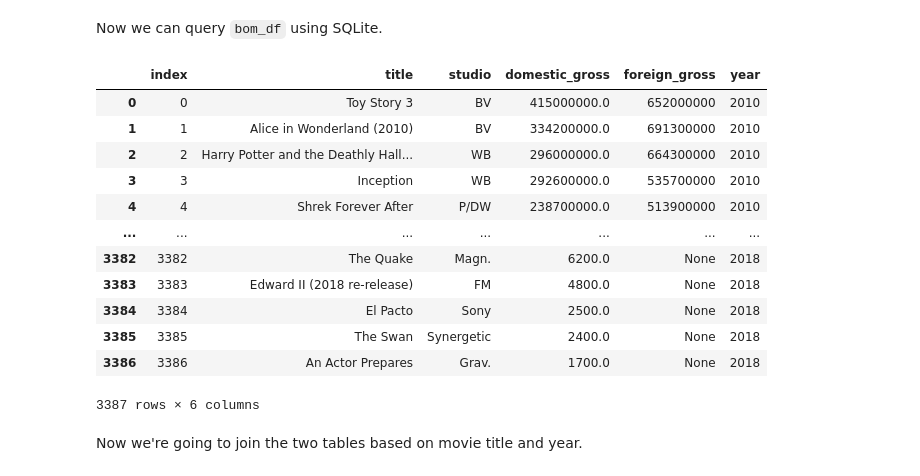
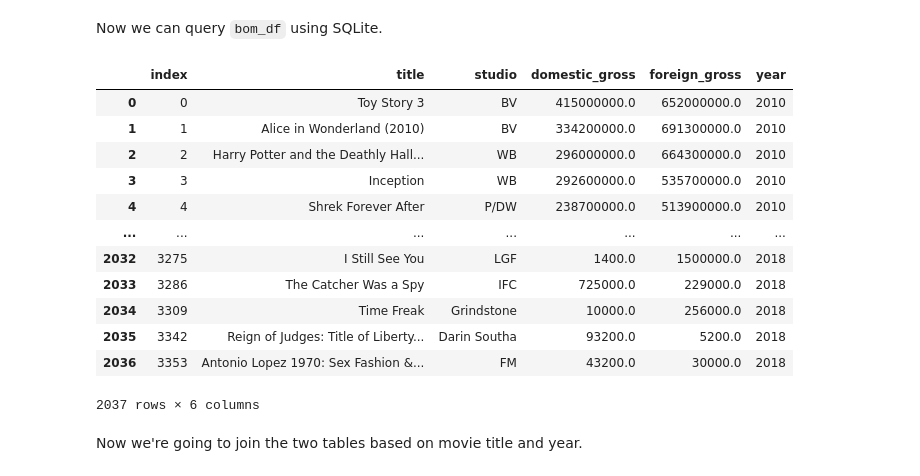
Before and after one commit to sanderlin2013/Movie-Analysis, a Jupyter notebook: Movie Data Analysis.ipynb, the cells around one changed output. Cells and saved outputs as stored; diff of their text form; code cells hidden in the pictures.

```diff
--- a/Movie Data Analysis.ipynb
+++ b/Movie Data Analysis.ipynb
@@ -251,0 +271,28 @@ dtype: object
+# %%
+# reaing the data and checking the columns data types
+bom_df = pd.read_csv('zipped_data/bom.movie_gross (1).csv.gz')
+print(bom_df.dtypes)
+
+# getting rid of commas before we make the transformation
+bom_df['foreign_gross'] = bom_df['foreign_gross'].str.replace(',', '')
+
+# transforming the string object into a float
+bom_df = bom_df.astype({'foreign_gross': np.float})
+
+# checking to see if it worked
+print(bom_df.dtypes)
+
+# check to see number of NaN values in `foreign_gross`
+print(
+    f"Number of null values in 'foreign_gross' column :{bom_df['foreign_gross'].isnull().sum()}")
+
+# check to see number of NaN values in `title`
+print(
+    f"Number of null values in 'title' column :{bom_df['title'].isnull().sum()}")
+
+# drop rows with NaN values in `foreign_gross`
+bom_df.dropna(subset=['foreign_gross'], inplace=True)
+
+# check for NaN values in `foreign_gross`
+print(
+    f"Number of null values in 'foreign_gross' column after cleaning :{bom_df['foreign_gross'].isnull().sum()}")
@@ -267,22 +347,24 @@ bom_df.to_sql('bom_df', conn)
 # %% [markdown]
 Now we can query `bom_df` using SQLite.
 # %%
- pd.read_sql("""SELECT * FROM bom_df;
-                                """, conn)
+pd.read_sql("""
+                SELECT *
+                FROM bom_df;
+                """, conn)
 # %% [output]
 |  | index | title | studio | domestic_gross | foreign_gross | year |
-| 0 | 0 | Toy Story 3 | BV | 415000000.0 | 652000000 | 2010 |
-| 1 | 1 | Alice in Wonderland (2010) | BV | 334200000.0 | 691300000 | 2010 |
-| 2 | 2 | Harry Potter and the Deathly Hall... | WB | 296000000.0 | 664300000 | 2010 |
-| 3 | 3 | Inception | WB | 292600000.0 | 535700000 | 2010 |
-| 4 | 4 | Shrek Forever After | P/DW | 238700000.0 | 513900000 | 2010 |
+| 0 | 0 | Toy Story 3 | BV | 415000000.0 | 652000000.0 | 2010 |
+| 1 | 1 | Alice in Wonderland (2010) | BV | 334200000.0 | 691300000.0 | 2010 |
+| 2 | 2 | Harry Potter and the Deathly Hall... | WB | 296000000.0 | 664300000.0 | 2010 |
+| 3 | 3 | Inception | WB | 292600000.0 | 535700000.0 | 2010 |
+| 4 | 4 | Shrek Forever After | P/DW | 238700000.0 | 513900000.0 | 2010 |
 | ... | ... | ... | ... | ... | ... | ... |
-| 3382 | 3382 | The Quake | Magn. | 6200.0 | None | 2018 |
-| 3383 | 3383 | Edward II (2018 re-release) | FM | 4800.0 | None | 2018 |
-| 3384 | 3384 | El Pacto | Sony | 2500.0 | None | 2018 |
-| 3385 | 3385 | The Swan | Synergetic | 2400.0 | None | 2018 |
-| 3386 | 3386 | An Actor Prepares | Grav. | 1700.0 | None | 2018 |
+| 2032 | 3275 | I Still See You | LGF | 1400.0 | 1500000.0 | 2018 |
+| 2033 | 3286 | The Catcher Was a Spy | IFC | 725000.0 | 229000.0 | 2018 |
+| 2034 | 3309 | Time Freak | Grindstone | 10000.0 | 256000.0 | 2018 |
+| 2035 | 3342 | Reign of Judges: Title of Liberty... | Darin Southa | 93200.0 | 5200.0 | 2018 |
+| 2036 | 3353 | Antonio Lopez 1970: Sex Fashion &... | FM | 43200.0 | 30000.0 | 2018 |
-3387 rows × 6 columns
+2037 rows × 6 columns
 # %% [markdown]
 Now we're going to join the two tables based on movie title and year.
 # %%
```
Also changed, not shown: parts of 61 cells of this notebook.
